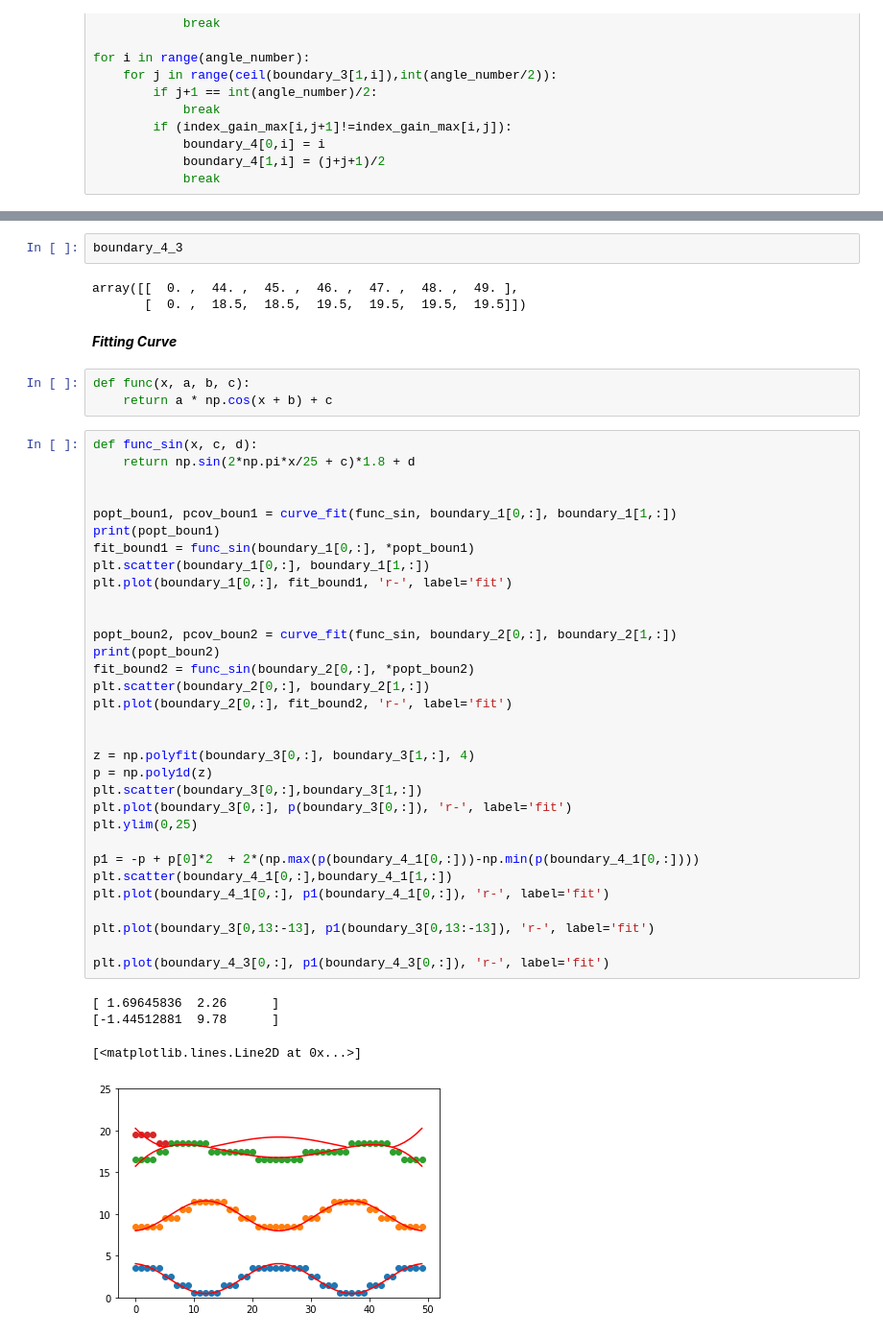
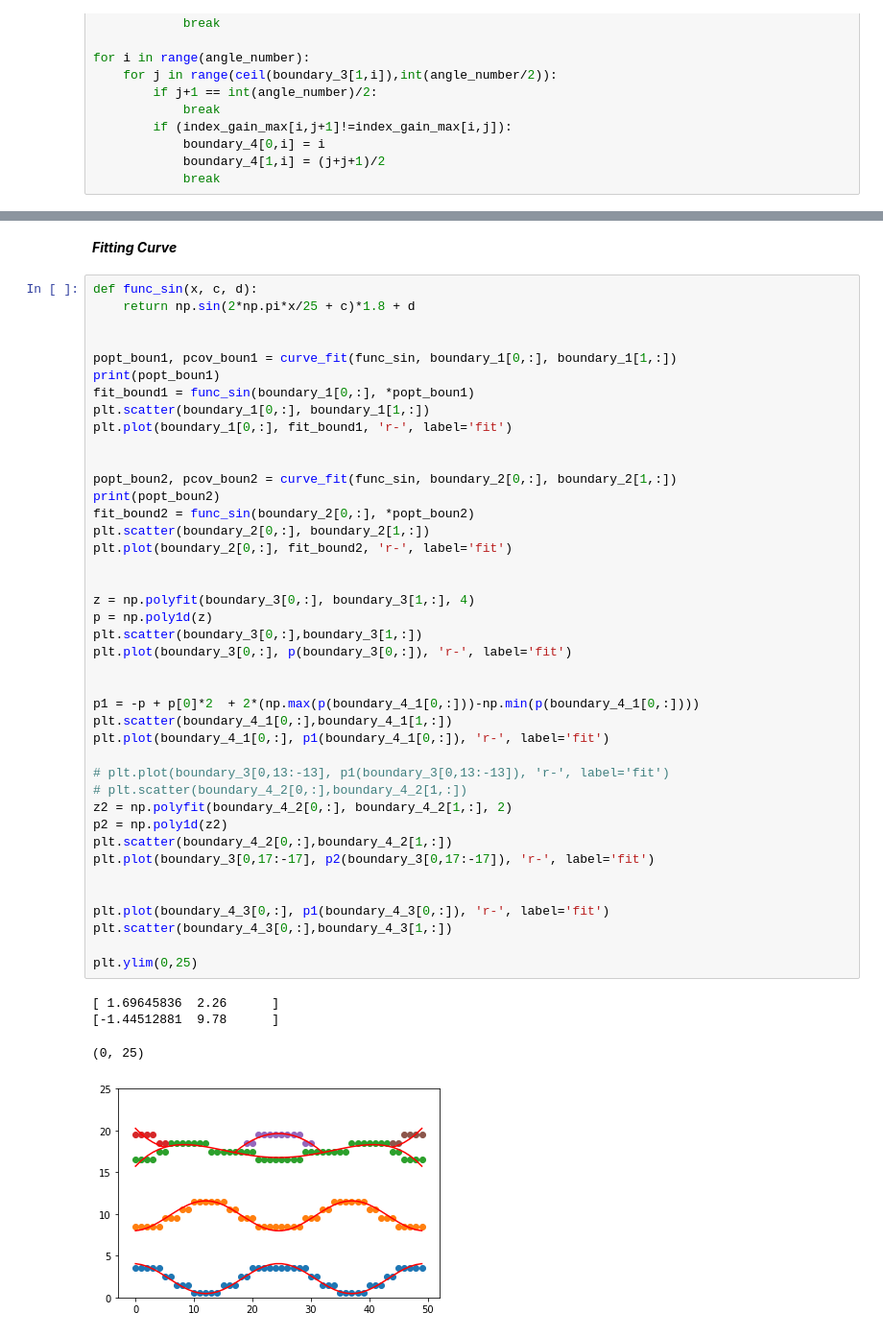
Before and after one commit to dienhoa/hybrid_beamforming_notebook, a Jupyter notebook: Gain Analyse.ipynb, the cells around one changed output, grey strips where cells are left out. Shown at 96% size. Cells and saved outputs as stored; diff of their text form.

```diff
--- a/Gain Analyse.ipynb
+++ b/Gain Analyse.ipynb
@@ -329,53 +344,54 @@ plt.ylim(0,180)
 # %% [output]
 (0, 180)
 [figure]
-# %%
-boundary_4_3
-# %% [output]
-array([[  0. ,  44. ,  45. ,  46. ,  47. ,  48. ,  49. ],
-       [  0. ,  18.5,  18.5,  19.5,  19.5,  19.5,  19.5]])
 # %% [markdown]
 ___Fitting Curve___
-# %%
-def func(x, a, b, c):
-    return a * np.cos(x + b) + c
 # %%
 def func_sin(x, c, d):
     return np.sin(2*np.pi*x/25 + c)*1.8 + d
 
 
 popt_boun1, pcov_boun1 = curve_fit(func_sin, boundary_1[0,:], boundary_1[1,:])
 print(popt_boun1)
 fit_bound1 = func_sin(boundary_1[0,:], *popt_boun1)
 plt.scatter(boundary_1[0,:], boundary_1[1,:])
 plt.plot(boundary_1[0,:], fit_bound1, 'r-', label='fit')
 
 
 popt_boun2, pcov_boun2 = curve_fit(func_sin, boundary_2[0,:], boundary_2[1,:])
 print(popt_boun2)
 fit_bound2 = func_sin(boundary_2[0,:], *popt_boun2)
 plt.scatter(boundary_2[0,:], boundary_2[1,:])
 plt.plot(boundary_2[0,:], fit_bound2, 'r-', label='fit')
 
 
 z = np.polyfit(boundary_3[0,:], boundary_3[1,:], 4)
 p = np.poly1d(z)
 plt.scatter(boundary_3[0,:],boundary_3[1,:])
 plt.plot(boundary_3[0,:], p(boundary_3[0,:]), 'r-', label='fit')
-plt.ylim(0,25)
+
 
 p1 = -p + p[0]*2  + 2*(np.max(p(boundary_4_1[0,:]))-np.min(p(boundary_4_1[0,:])))
 plt.scatter(boundary_4_1[0,:],boundary_4_1[1,:])
 plt.plot(boundary_4_1[0,:], p1(boundary_4_1[0,:]), 'r-', label='fit')
 
-plt.plot(boundary_3[0,13:-13], p1(boundary_3[0,13:-13]), 'r-', label='fit')
+# plt.plot(boundary_3[0,13:-13], p1(boundary_3[0,13:-13]), 'r-', label='fit')
+# plt.scatter(boundary_4_2[0,:],boundary_4_2[1,:])
+z2 = np.polyfit(boundary_4_2[0,:], boundary_4_2[1,:], 2)
+p2 = np.poly1d(z2)
+plt.scatter(boundary_4_2[0,:],boundary_4_2[1,:])
+plt.plot(boundary_3[0,17:-17], p2(boundary_3[0,17:-17]), 'r-', label='fit')
+
 
 plt.plot(boundary_4_3[0,:], p1(boundary_4_3[0,:]), 'r-', label='fit')
+plt.scatter(boundary_4_3[0,:],boundary_4_3[1,:])
+
+plt.ylim(0,25)
 # %% [output]
 [ 1.69645836  2.26      ]
 [-1.44512881  9.78      ]
-[<matplotlib.lines.Line2D at 0x...>]
+(0, 25)
-[figure, old version]
+[figure, new version]
 # %%
 fig = plt.figure(figsize=(40,20), dpi=30)
 plt.plot(azi_diffclus_samepol*360/(angle_number-1),ele_diffclus_samepol*360/(angle_number-1),'bs', markersize = 15, label="Max at diffclus_samepol")
```
Also changed, not shown: parts of 7 cells of this notebook, 3 other files.
